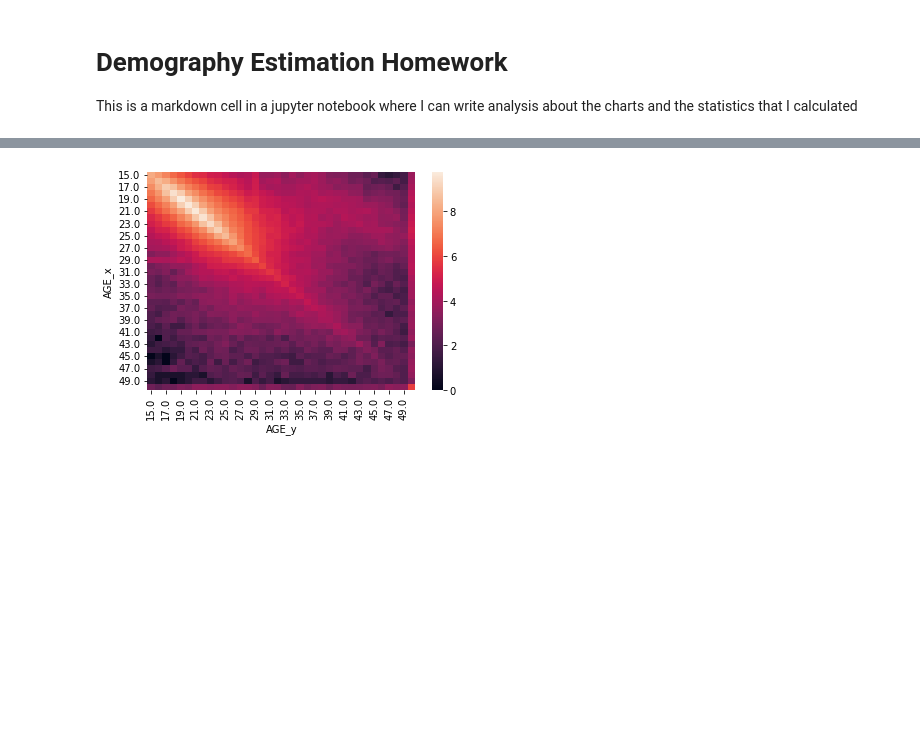
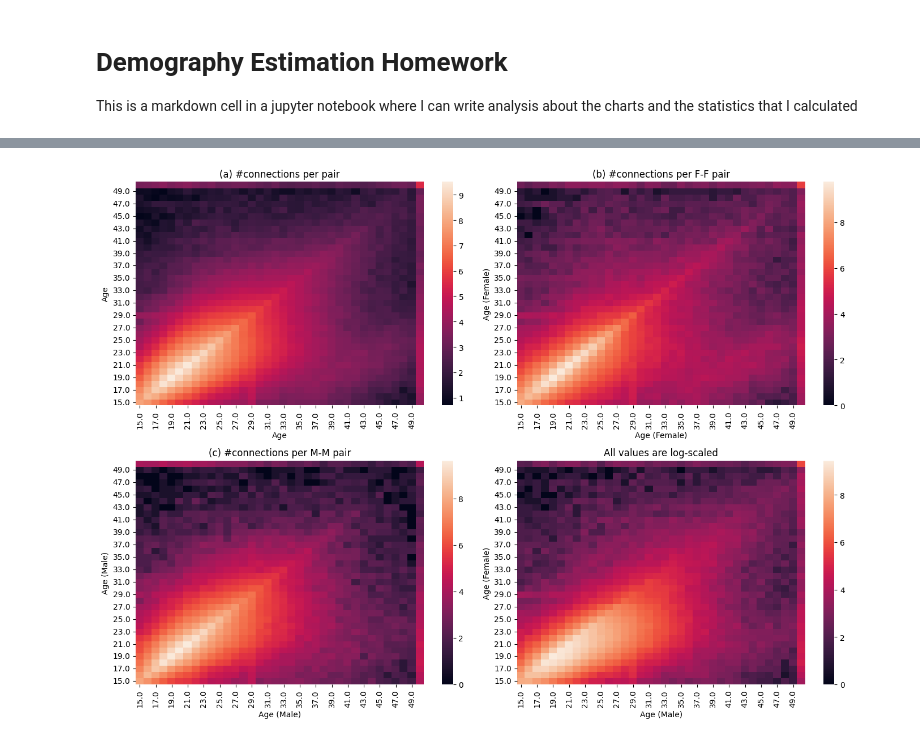
Before and after one commit to mbalint9901/empirikus_penzugyek, a Jupyter notebook: POKEC Network Analysis Stub for Students.ipynb, the cells around one changed output, grey strips where cells are left out. Cells and saved outputs as stored; diff of their text form; code cells hidden in the pictures; blank space fills up the shorter version.

```diff
--- a/POKEC Network Analysis Stub for Students.ipynb
+++ b/POKEC Network Analysis Stub for Students.ipynb
@@ -33,6 +34,4 @@ dv.plot_node_degree_by_gender(nodes, G)
-# %%
-edges_w_features = gm.add_node_features_to_edges(nodes, edges)
-dv.plot_age_relations_heatmap(edges_w_features)
-# THE END
-# %% [output]
-[figure, removed]
+# %%
+dv.plot_figure_five(edges_w_features, normalize="logging")
+# %% [output]
+[figure, added]
```
Also changed, not shown: parts of 6 cells of this notebook, 1 other file.
